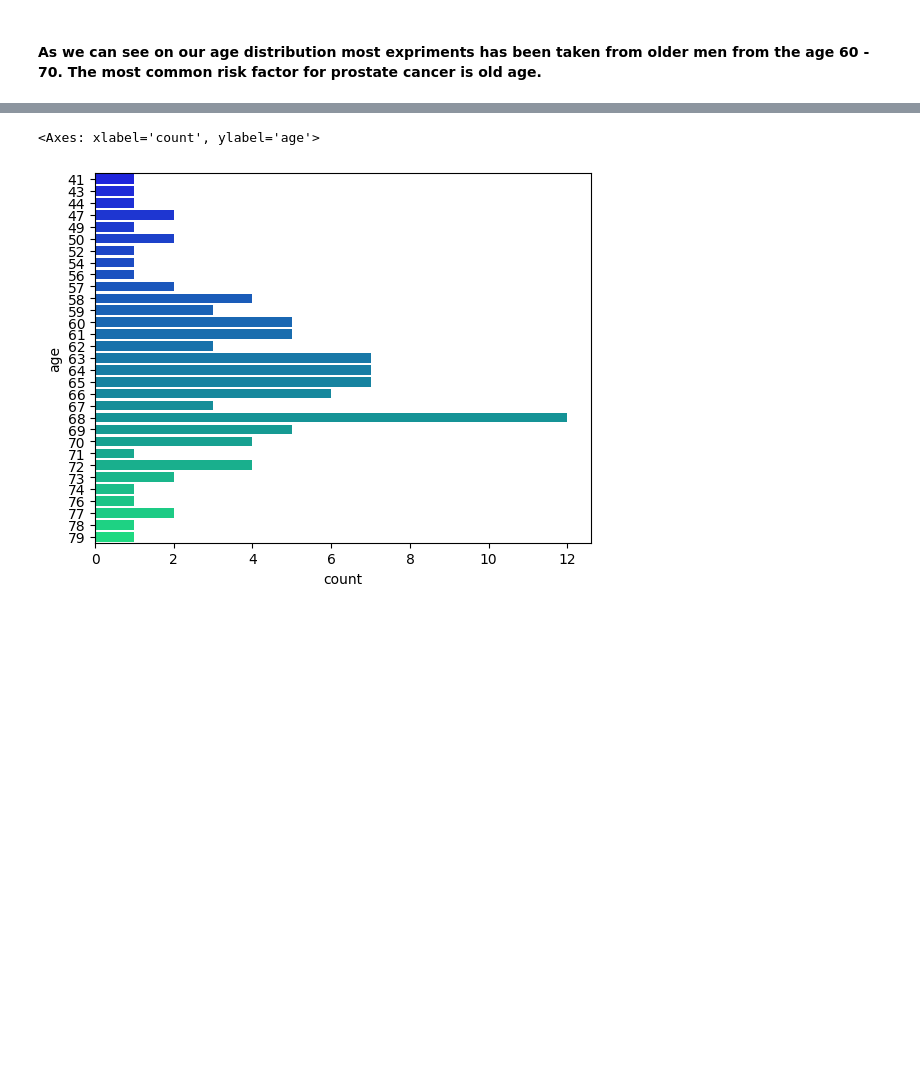
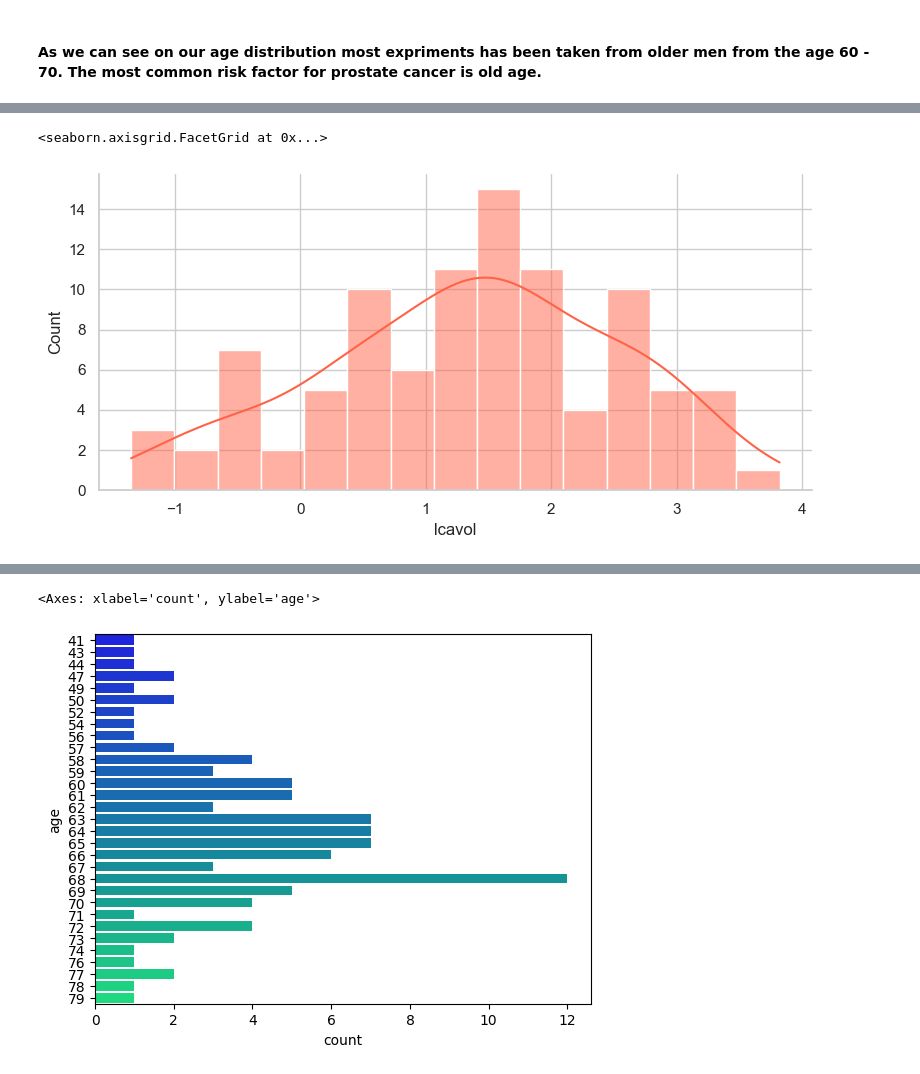
Before and after one commit to Ammon21/Prostate-Cancer-Detection, a Jupyter notebook: notebooks/EDA.ipynb, the cells around one changed output, grey strips where cells are left out. Cells and saved outputs as stored; diff of their text form; code cells hidden in the pictures; blank space fills up the shorter version.

```diff
--- a/notebooks/EDA.ipynb
+++ b/notebooks/EDA.ipynb
@@ -72,0 +78,5 @@ sns.distplot(df.weight)
+# %%
+sns.displot(data=df, x="lcavol", color='tomato', kde=True, height=4, aspect=2, bins=15)
+# %% [output]
+<seaborn.axisgrid.FacetGrid at 0x...>
+[figure, added]
```
Also changed, not shown: parts of 9 cells of this notebook, 2 other files.
